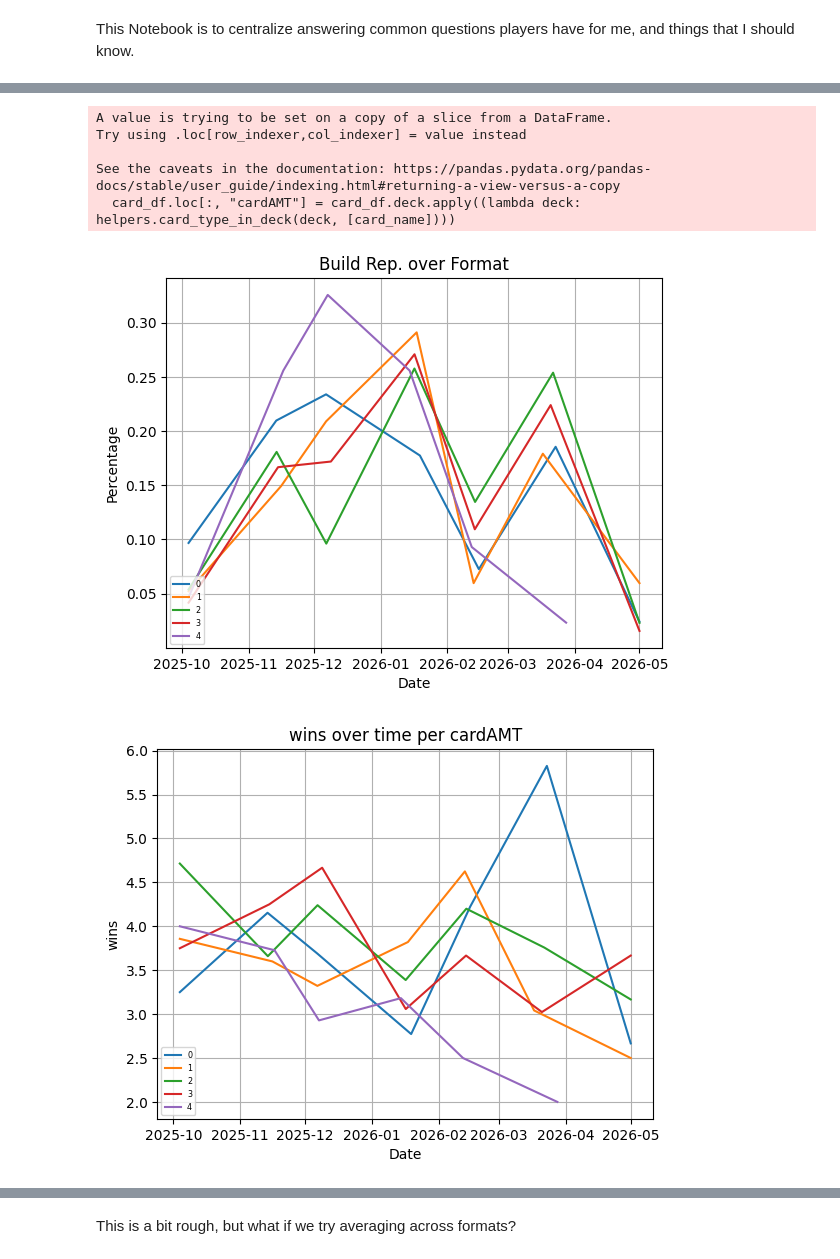
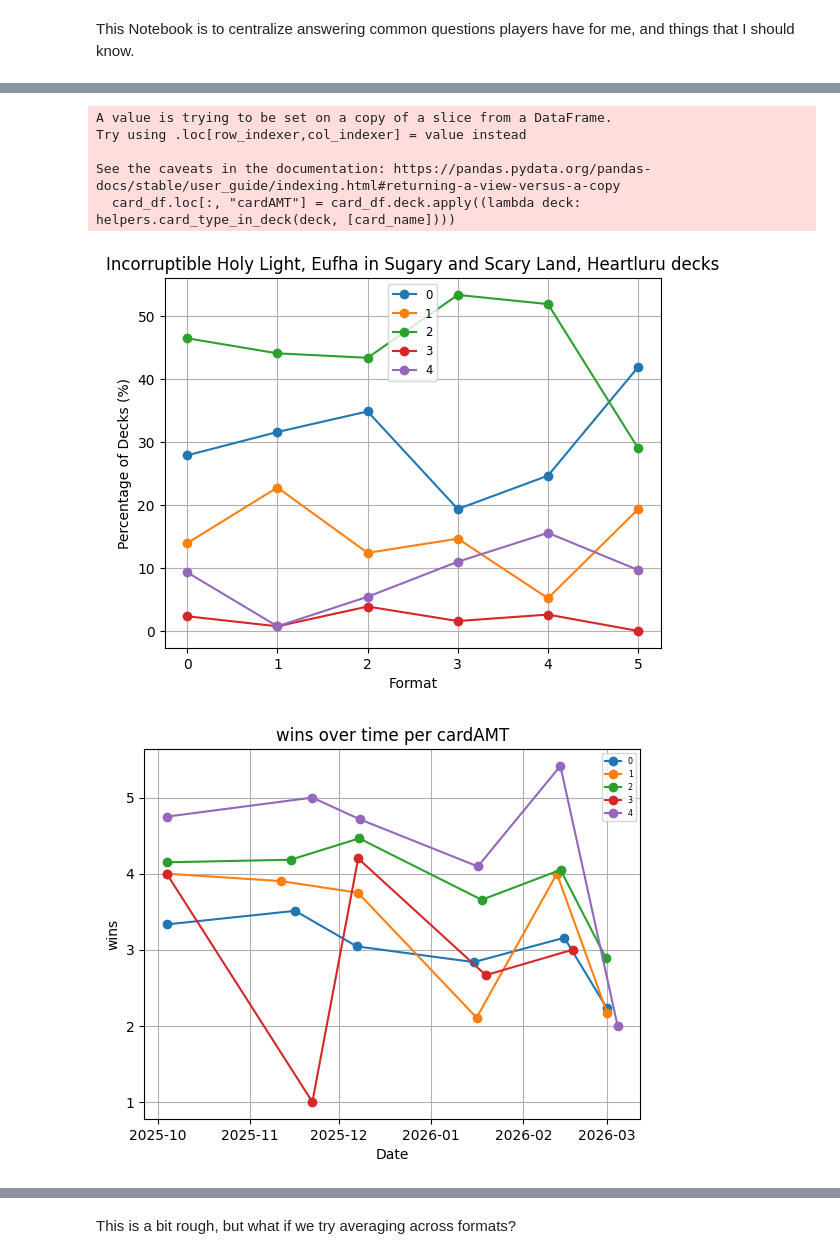
Before and after one commit to Silver-Sapphire/BCSanalysis, a Jupyter notebook: 06GraphingOverTime.ipynb, the cells around one changed output, grey strips where cells are left out. Cells and saved outputs as stored; diff of their text form; code cells hidden in the pictures.

```diff
--- a/06GraphingOverTime.ipynb
+++ b/06GraphingOverTime.ipynb
@@ -5,6 +5,7 @@ from os import path
 
 from src.graphing_tools import *
 from src.data_collection_pipeline import save_local_json_table
+from src.feature_extraction import main as redo_features
 
 import src.db_operations as db_operations
 import src.helpers as helpers
@@ -14,6 +15,7 @@ import matplotlib.pyplot as plt
 
 # full_df = pd.DataFrame(db_operations.get_table('main_table', 'all_events'))
 full_df = pd.read_json(path.join('.json','AllDecks.json'))
+full_df = redo_features(full_df)
 
 full_df['date'] = pd.to_datetime(full_df.date)
 top_df = full_df[full_df['wins'] > 5]
@@ -64,20 +66,21 @@ formats = [
 ]
 # %%
 graph_card_peformance_for_boss(
-    'Avarice Wrester',
+    # 'Avarice Wrester',
     # "Block Horse",
+    "Incorruptible Holy Light, Eufha",
     "Sugary and Scary Land, Heartluru",
     full_df,
     formats
 )
 # %% [output]
 A value is trying to be set on a copy of a slice from a DataFrame.
 Try using .loc[row_indexer,col_indexer] = value instead
 
 See the caveats in the documentation: https://pandas.pydata.org/pandas-docs/stable/user_guide/indexing.html#returning-a-view-versus-a-copy
   card_df.loc[:, "cardAMT"] = card_df.deck.apply((lambda deck: helpers.card_type_in_deck(deck, [card_name])))
-[figure, old version]
+[figure, new version]
-[figure, old version]
+[figure, new version]
 # %%
 
 sleepers = results[results['count'] < 10]
```
Also changed, not shown: parts of 5 cells of this notebook, 1 other file.
